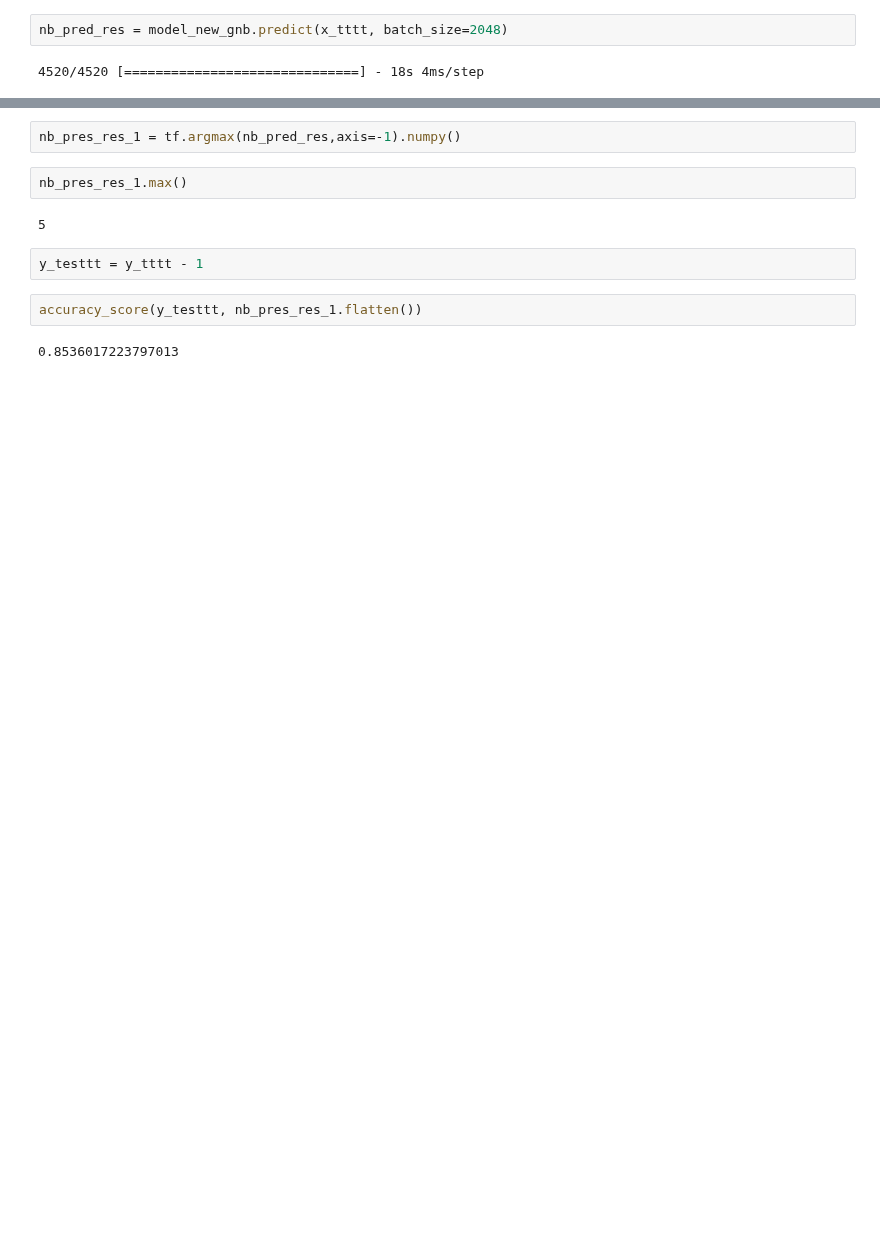
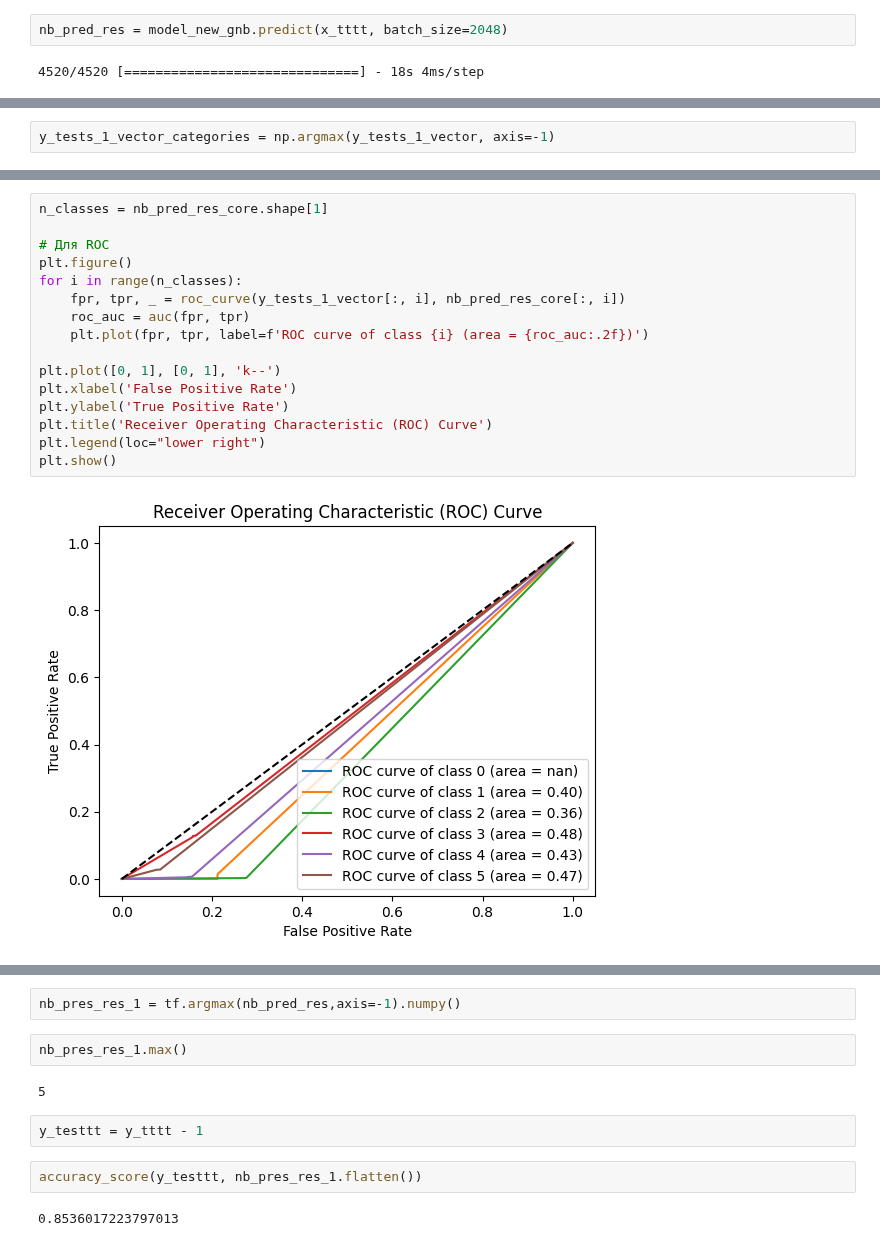
Before and after one commit to angpysha/Satellite_Imagery_Analysis, a Jupyter notebook: Classification/dataset_6_keras.ipynb, the cells around one changed output, grey strips where cells are left out. Drawn from its saved outputs; the diff is of its cells as text; blank space fills up the shorter version.

```diff
--- a/Classification/dataset_6_keras.ipynb
+++ b/Classification/dataset_6_keras.ipynb
@@ -682,0 +709,2 @@ nb_pred_res = model_new_gnb.predict(x_tttt, batch_size=2048)
+# %%
+y_tests_1_vector_categories = np.argmax(y_tests_1_vector, axis=-1)
@@ -682,0 +800,18 @@ nb_pred_res = model_new_gnb.predict(x_tttt, batch_size=2048)
+# %%
+n_classes = nb_pred_res_core.shape[1]
+
+# Для ROC
+plt.figure()
+for i in range(n_classes):
+    fpr, tpr, _ = roc_curve(y_tests_1_vector[:, i], nb_pred_res_core[:, i])
+    roc_auc = auc(fpr, tpr)
+    plt.plot(fpr, tpr, label=f'ROC curve of class {i} (area = {roc_auc:.2f})')
+
+plt.plot([0, 1], [0, 1], 'k--')
+plt.xlabel('False Positive Rate')
+plt.ylabel('True Positive Rate')
+plt.title('Receiver Operating Characteristic (ROC) Curve')
+plt.legend(loc="lower right")
+plt.show()
+# %% [output]
+[figure, added]
```
Also changed, not shown: parts of 37 cells of this notebook.
